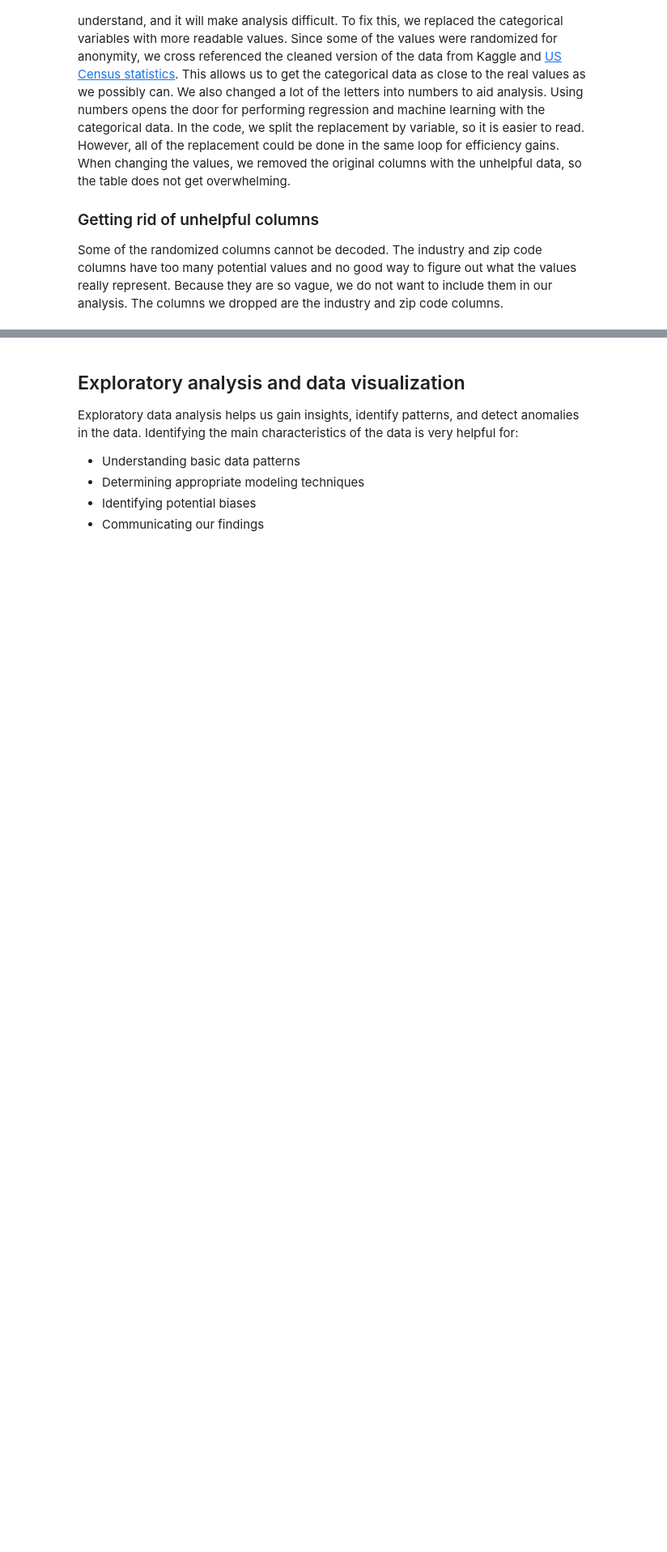
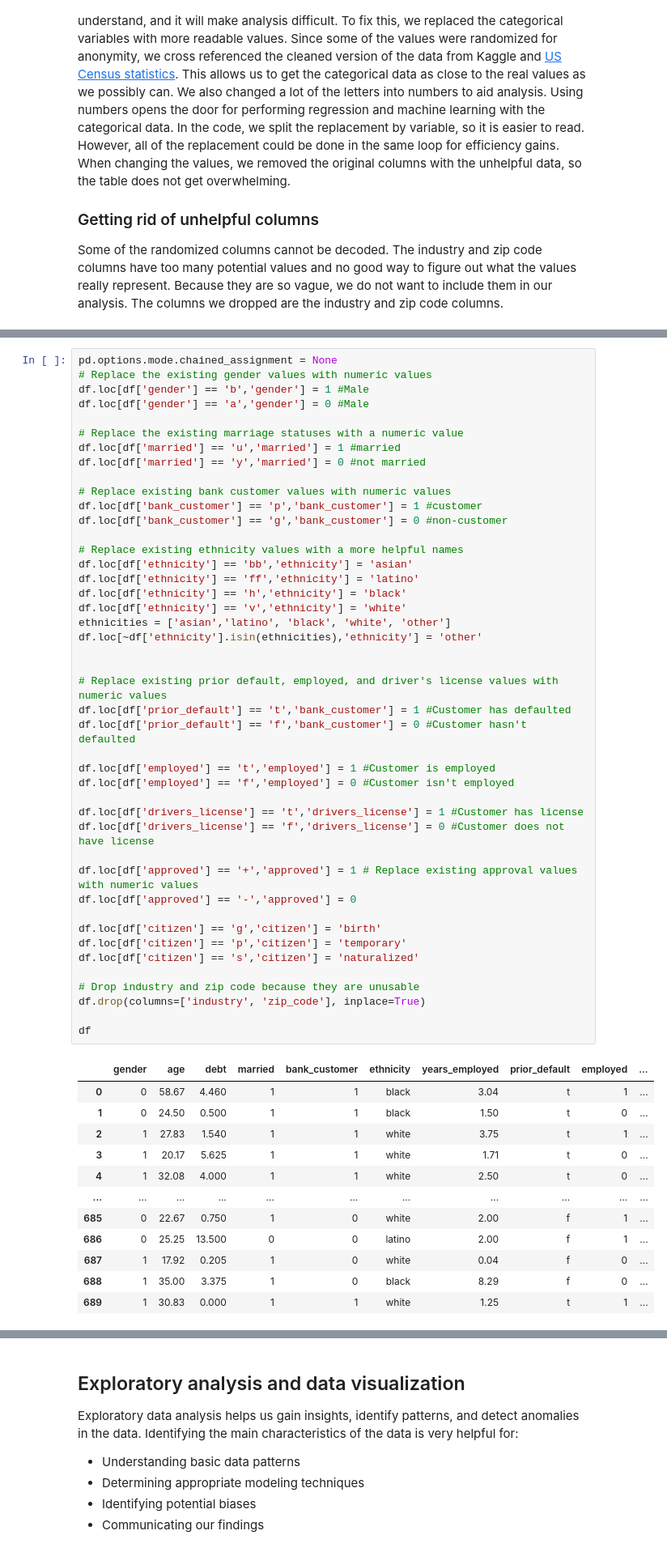
Before and after one commit to walterosborne/320final, a Jupyter notebook: Final.ipynb, the cells around one changed output, grey strips where cells are left out. Shown at 81% size. Cells and saved outputs as stored; diff of their text form; blank space fills up the shorter version.

```diff
--- a/Final.ipynb
+++ b/Final.ipynb
@@ -308,0 +215,57 @@ df
+# %%
+pd.options.mode.chained_assignment = None
+# Replace the existing gender values with numeric values
+df.loc[df['gender'] == 'b','gender'] = 1 #Male
+df.loc[df['gender'] == 'a','gender'] = 0 #Male
+
+# Replace the existing marriage statuses with a numeric value
+df.loc[df['married'] == 'u','married'] = 1 #married
+df.loc[df['married'] == 'y','married'] = 0 #not married
+
+# Replace existing bank customer values with numeric values
+df.loc[df['bank_customer'] == 'p','bank_customer'] = 1 #customer
+df.loc[df['bank_customer'] == 'g','bank_customer'] = 0 #non-customer
+
+# Replace existing ethnicity values with a more helpful names
+df.loc[df['ethnicity'] == 'bb','ethnicity'] = 'asian'
+df.loc[df['ethnicity'] == 'ff','ethnicity'] = 'latino'
+df.loc[df['ethnicity'] == 'h','ethnicity'] = 'black'
+df.loc[df['ethnicity'] == 'v','ethnicity'] = 'white'
+ethnicities = ['asian','latino', 'black', 'white', 'other']
+df.loc[~df['ethnicity'].isin(ethnicities),'ethnicity'] = 'other'
+
+
+# Replace existing prior default, employed, and driver's license values with numeric values
+df.loc[df['prior_default'] == 't','bank_customer'] = 1 #Customer has defaulted
+df.loc[df['prior_default'] == 'f','bank_customer'] = 0 #Customer hasn't defaulted
+
+df.loc[df['employed'] == 't','employed'] = 1 #Customer is employed
+df.loc[df['employed'] == 'f','employed'] = 0 #Customer isn't employed
+
+df.loc[df['drivers_license'] == 't','drivers_license'] = 1 #Customer has license
+df.loc[df['drivers_license'] == 'f','drivers_license'] = 0 #Customer does not have license
+
+df.loc[df['approved'] == '+','approved'] = 1 # Replace existing approval values with numeric values
+df.loc[df['approved'] == '-','approved'] = 0
+
+df.loc[df['citizen'] == 'g','citizen'] = 'birth'
+df.loc[df['citizen'] == 'p','citizen'] = 'temporary'
+df.loc[df['citizen'] == 's','citizen'] = 'naturalized'
+
+# Drop industry and zip code because they are unusable
+df.drop(columns=['industry', 'zip_code'], inplace=True)
+
+df
+# %% [output]
+|  | gender | age | debt | married | bank_customer | ethnicity | years_employed | prior_default | employed | ... |
+| 0 | 0 | 58.67 | 4.460 | 1 | 1 | black | 3.04 | t | 1 | ... |
+| 1 | 0 | 24.50 | 0.500 | 1 | 1 | black | 1.50 | t | 0 | ... |
+| 2 | 1 | 27.83 | 1.540 | 1 | 1 | white | 3.75 | t | 1 | ... |
+| 3 | 1 | 20.17 | 5.625 | 1 | 1 | white | 1.71 | t | 0 | ... |
+| 4 | 1 | 32.08 | 4.000 | 1 | 1 | white | 2.50 | t | 0 | ... |
+| ... | ... | ... | ... | ... | ... | ... | ... | ... | ... | ... |
+| 685 | 0 | 22.67 | 0.750 | 1 | 0 | white | 2.00 | f | 1 | ... |
+| 686 | 0 | 25.25 | 13.500 | 0 | 0 | latino | 2.00 | f | 1 | ... |
+| 687 | 1 | 17.92 | 0.205 | 1 | 0 | white | 0.04 | f | 0 | ... |
+| 688 | 1 | 35.00 | 3.375 | 1 | 0 | black | 8.29 | f | 0 | ... |
+| 689 | 1 | 30.83 | 0.000 | 1 | 1 | white | 1.25 | t | 1 | ... |
```
Also changed, not shown: parts of 23 cells of this notebook.
